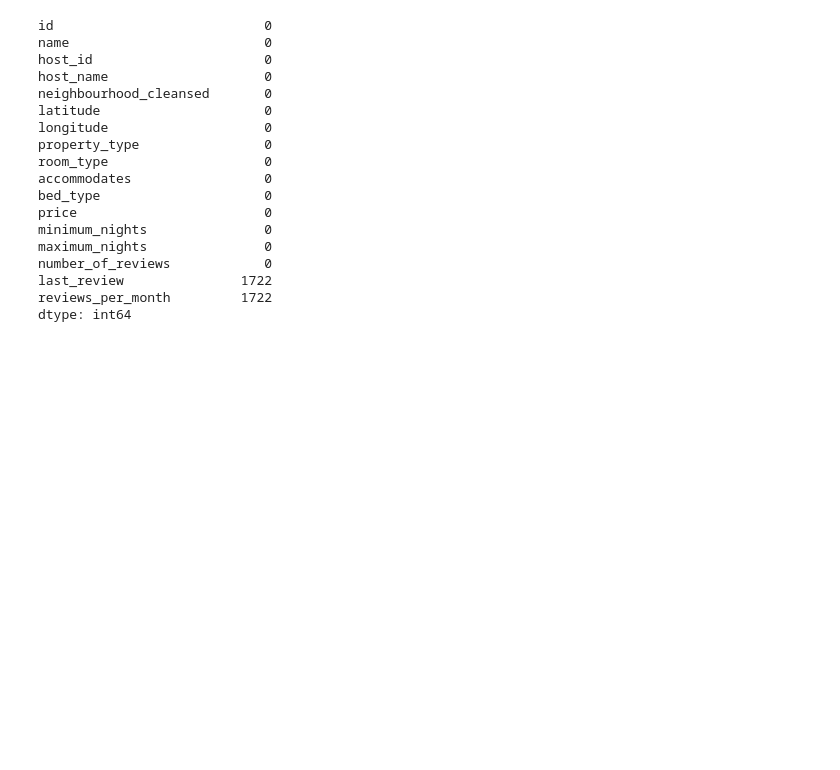
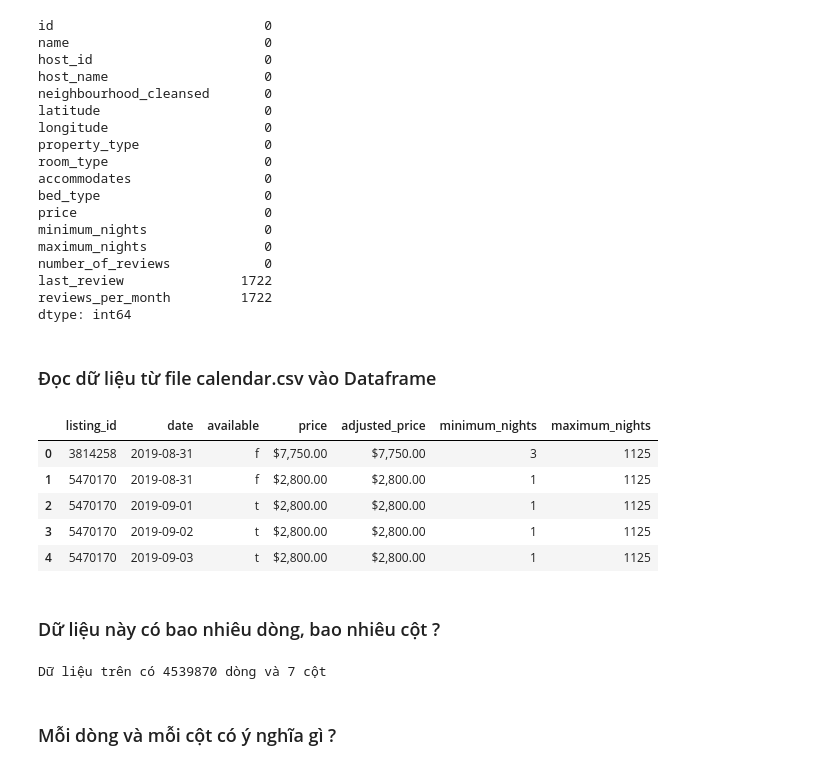
Before and after one commit to Tuyetmayy2410/LTKHDL_FinalProject, a Jupyter notebook: 1712892-NguyenThiTuyet.ipynb, the cells around one changed output. Saved outputs shown, nothing was run; the diff lists cells and outputs as text; code cells hidden in the pictures; blank space fills up the shorter version.

```diff
--- a/1712892-NguyenThiTuyet.ipynb
+++ b/1712892-NguyenThiTuyet.ipynb
@@ -212,3 +212,24 @@ number_of_reviews            0
 last_review               1722
 reviews_per_month         1722
 dtype: int64
+# %% [markdown]
+### Đọc dữ liệu từ file calendar.csv vào Dataframe
+# %%
+df_ABCalendar = pd.read_csv('calendar.csv')
+df_ABCalendar.head()
+# %% [output]
+|  | listing_id | date | available | price | adjusted_price | minimum_nights | maximum_nights |
+| 0 | 3814258 | 2019-08-31 | f | $7,750.00 | $7,750.00 | 3 | 1125 |
+| 1 | 5470170 | 2019-08-31 | f | $2,800.00 | $2,800.00 | 1 | 1125 |
+| 2 | 5470170 | 2019-09-01 | t | $2,800.00 | $2,800.00 | 1 | 1125 |
+| 3 | 5470170 | 2019-09-02 | t | $2,800.00 | $2,800.00 | 1 | 1125 |
+| 4 | 5470170 | 2019-09-03 | t | $2,800.00 | $2,800.00 | 1 | 1125 |
+# %% [markdown]
+### Dữ liệu này có bao nhiêu dòng, bao nhiêu cột ?
+# %%
+num_rows_calendar, num_columns_calendar = df_ABCalendar.shape
+print("Dữ liệu trên có {0} dòng và {1} cột".format(num_rows_calendar, num_columns_calendar))
+# %% [output]
+Dữ liệu trên có 4539870 dòng và 7 cột
+# %% [markdown]
+### Mỗi dòng và mỗi cột  có ý nghĩa gì ?
```
Also changed, not shown: parts of 16 cells of this notebook.
